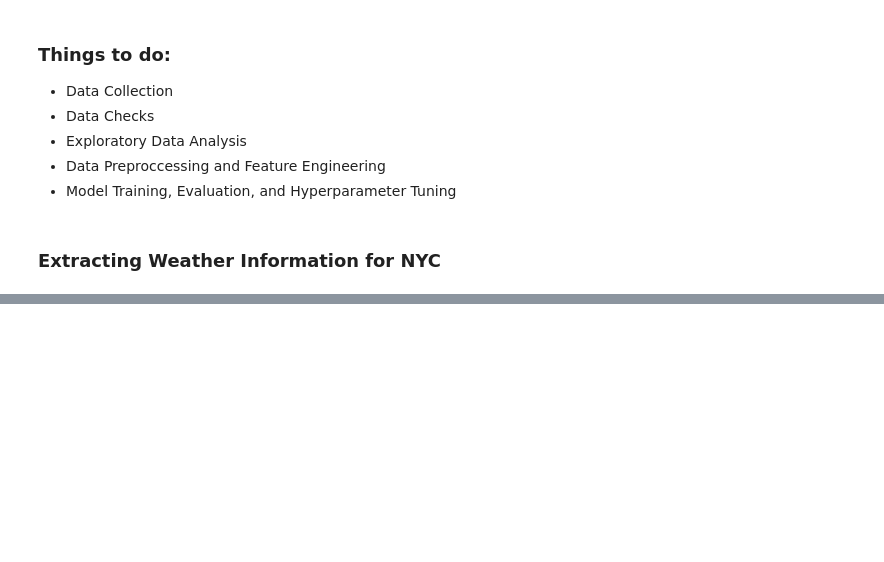
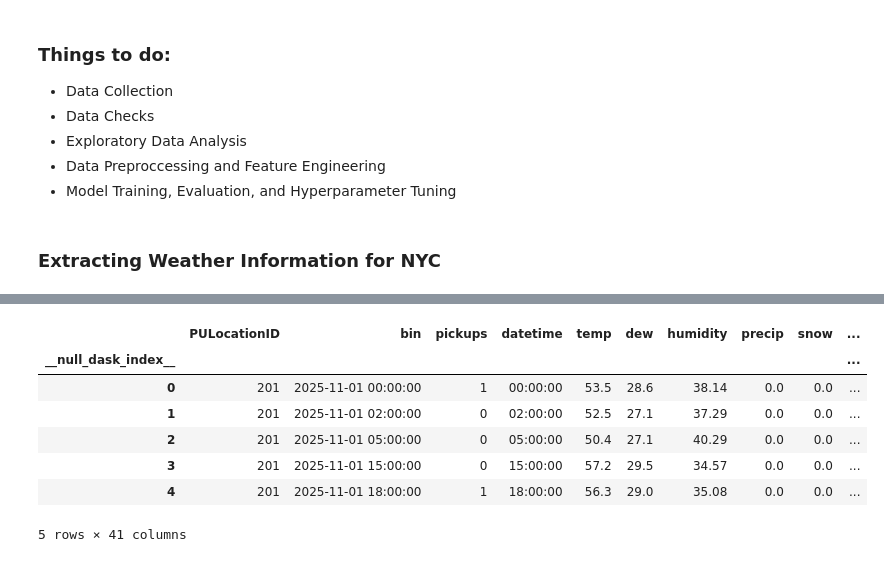
Before and after one commit to manofvalour/Ride_Demand_Prediction, a Jupyter notebook: notebook/research.ipynb, the cells around one changed output, grey strips where cells are left out. Cells and saved outputs as stored; diff of their text form; code cells hidden in the pictures; blank space fills up the shorter version.

Commit message:
Data ingestion and data transformation update

```diff
--- a/notebook/research.ipynb
+++ b/notebook/research.ipynb
@@ -47,0 +630,12 @@ os.environ['SPARK_HOME']= 'opt/apache-spark/'
+# %%
+data = pd.read_parquet('artifacts/data_transformation/transformed_data.parquet')
+data.head()
+# %% [output]
+|  | PULocationID | bin | pickups | datetime | temp | dew | humidity | precip | snow | ... |
+| __null_dask_index__ |  |  |  |  |  |  |  |  |  | ... |
+| 0 | 201 | 2025-11-01 00:00:00 | 1 | 00:00:00 | 53.5 | 28.6 | 38.14 | 0.0 | 0.0 | ... |
+| 1 | 201 | 2025-11-01 02:00:00 | 0 | 02:00:00 | 52.5 | 27.1 | 37.29 | 0.0 | 0.0 | ... |
+| 2 | 201 | 2025-11-01 05:00:00 | 0 | 05:00:00 | 50.4 | 27.1 | 40.29 | 0.0 | 0.0 | ... |
+| 3 | 201 | 2025-11-01 15:00:00 | 0 | 15:00:00 | 57.2 | 29.5 | 34.57 | 0.0 | 0.0 | ... |
+| 4 | 201 | 2025-11-01 18:00:00 | 1 | 18:00:00 | 56.3 | 29.0 | 35.08 | 0.0 | 0.0 | ... |
+5 rows × 41 columns
```
Also changed, not shown: parts of 14 cells of this notebook, 8 other files.
